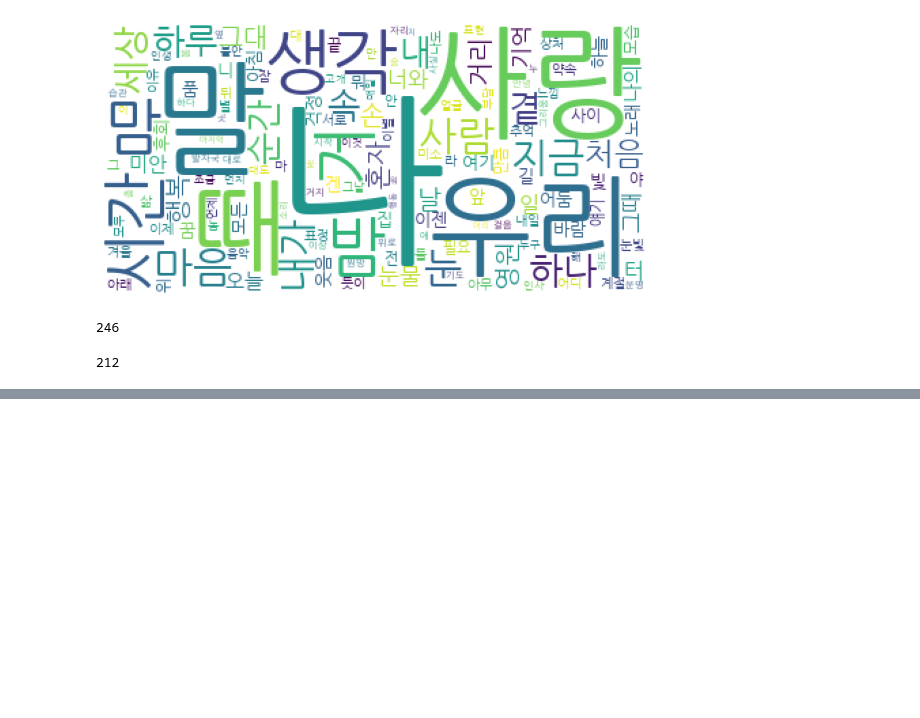
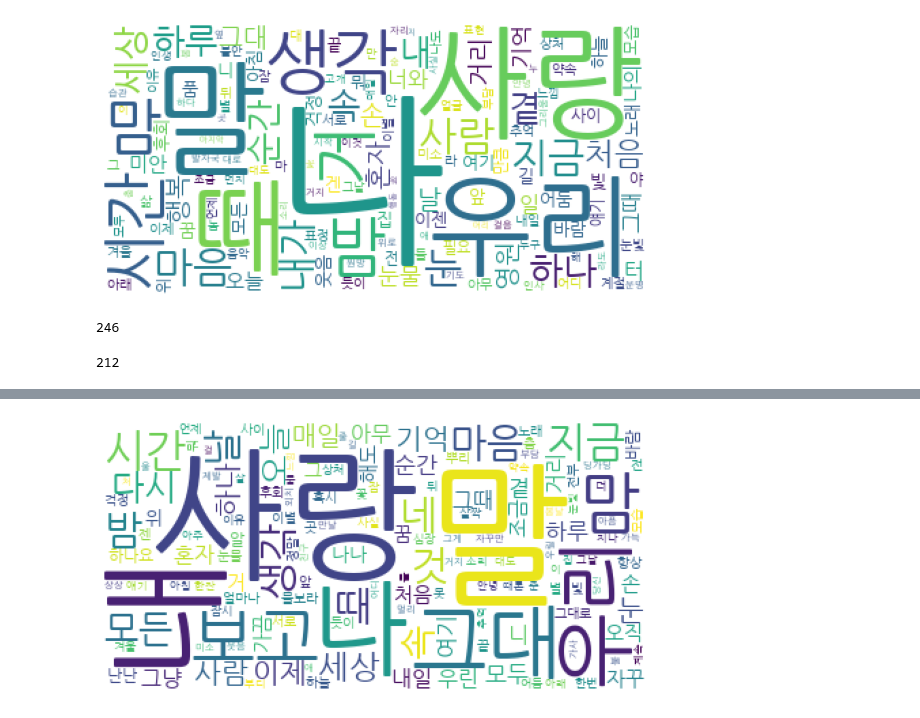
Before and after one commit to EG-L/Project, a Jupyter notebook: Melon_chart.ipynb, the cells around one changed output, grey strips where cells are left out. Cells and saved outputs as stored; diff of their text form; code cells hidden in the pictures; blank space fills up the shorter version.

```diff
--- a/Melon_chart.ipynb
+++ b/Melon_chart.ipynb
@@ -379,0 +382,20 @@ len(Okt.nouns(t))
+# %%
+temp = []
+for i in lyrics3:
+  for j in i:
+    temp.append(j)
+# %%
+counts = Counter(temp)
+tags = counts.most_common(150)[1:]
+# 이번엔 Okt 150 단어만 확인해보자
+# %%
+wc = WordCloud(background_color='White',font_path = '/content/drive/MyDrive/2021_1~6월 멜론차트/NanumGothic.ttf')
+# %%
+cloud = wc.generate_from_frequencies(dict(tags))
+# %%
+plt.figure(figsize=(15,5))
+plt.axis('off')
+plt.imshow(cloud)
+plt.show()
+# %% [output]
+[figure, added]
```
Also changed, not shown: parts of 3 cells of this notebook.
